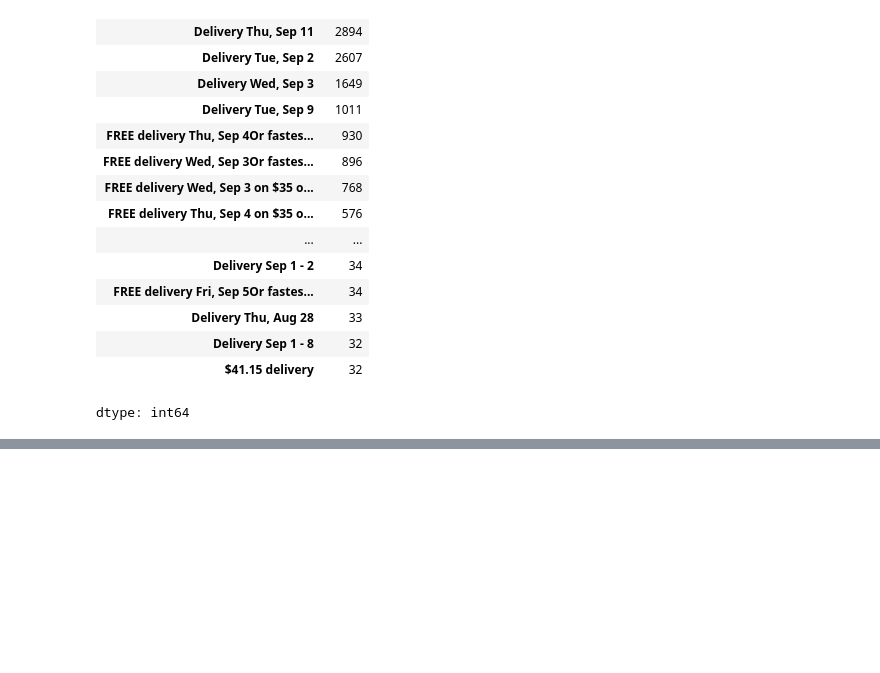
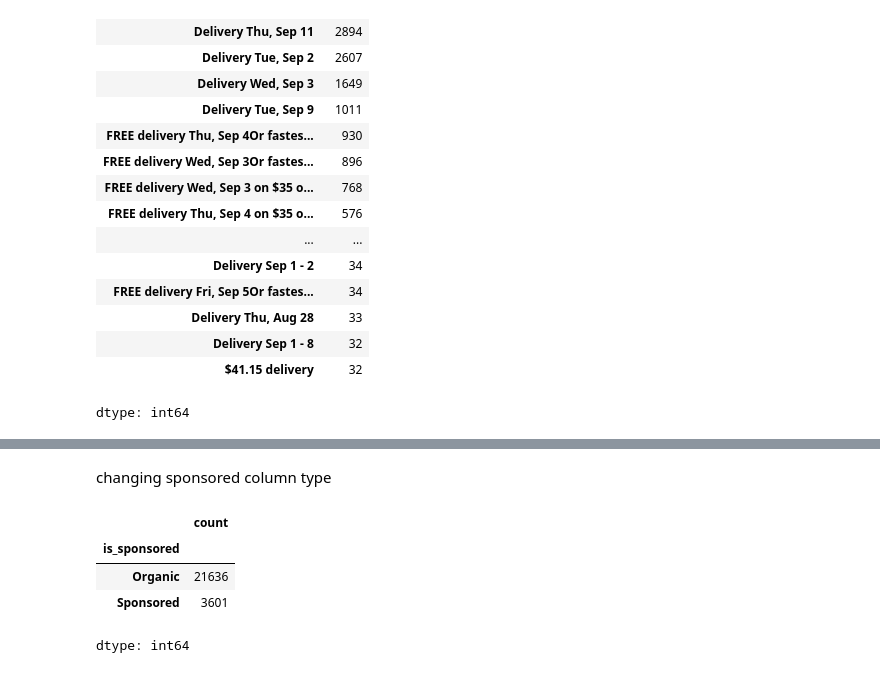
Before and after one commit to JanKotynia/SalesDataAnalysis, a Jupyter notebook: Sales.ipynb, the cells around one changed output, grey strips where cells are left out. Cells and saved outputs as stored; diff of their text form; code cells hidden in the pictures; blank space fills up the shorter version.

```diff
--- a/Sales.ipynb
+++ b/Sales.ipynb
@@ -187,0 +231,6 @@ df.loc[df['delivery_details'].isna(), 'delivery_details'] = "No data"
+# %%
+df['delivery_date'] = pd.to_datetime(
+    df['delivery_details'] + ' 2025',
+    format='%b %d %Y',
+    errors='coerce'
+)
@@ -187,0 +250,10 @@ df.loc[df['delivery_details'].isna(), 'delivery_details'] = "No data"
+# %% [markdown]
+changing sponsored column type
+# %%
+df['is_sponsored'].value_counts()
+# %% [output]
+|  | count |
+| is_sponsored |  |
+| Organic | 21636 |
+| Sponsored | 3601 |
+dtype: int64
```
Also changed, not shown: parts of 16 cells of this notebook.
